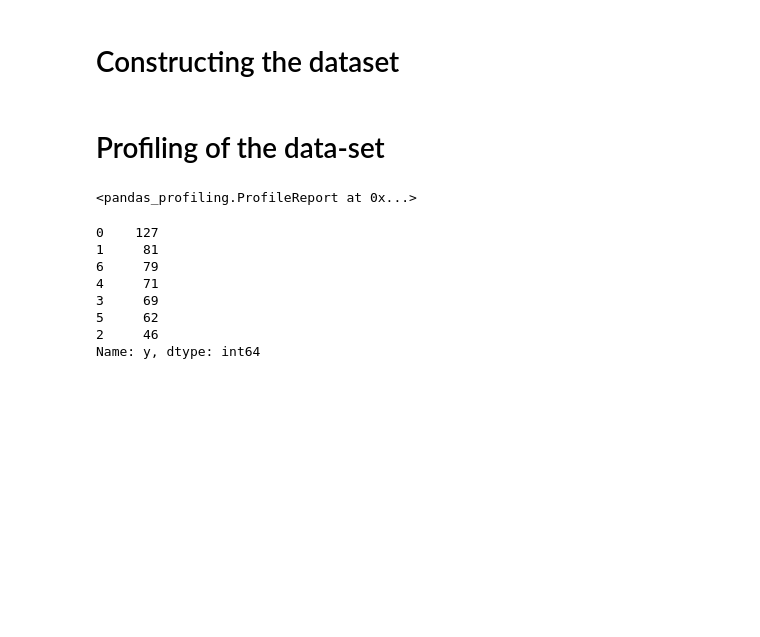
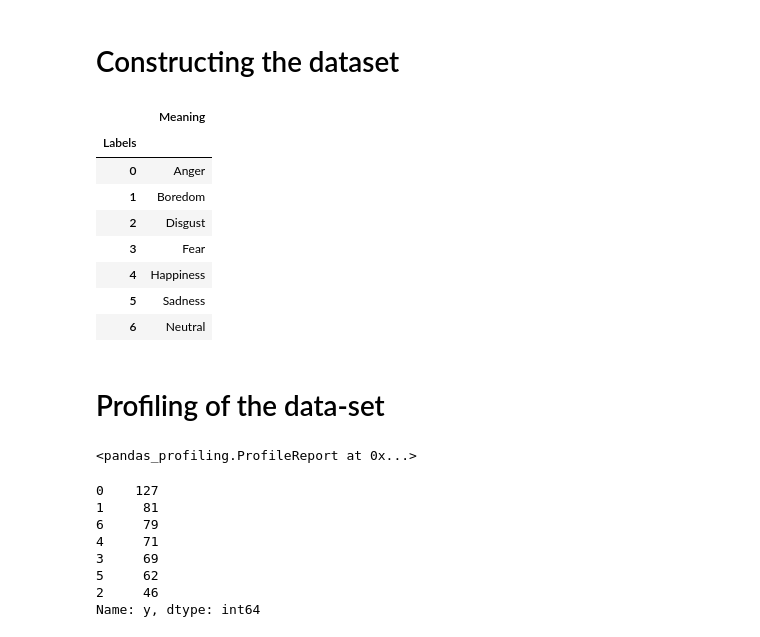
Before and after one commit to sercharpak/Emo-DB, a Jupyter notebook: Report-Freq.ipynb, the cells around one changed output. Saved outputs shown, nothing was run; the diff lists cells and outputs as text; code cells hidden in the pictures; blank space fills up the shorter version.

```diff
--- a/Report-Freq.ipynb
+++ b/Report-Freq.ipynb
@@ -168,6 +150,21 @@ Example: 03a01Fa.wav is the audio file from Speaker 03 speaking text a01 with th
 emotion_german = ['W','L','E','A','F','T','N']
 emotion_english = ['Anger','Boredom','Disgust','Fear','Happiness','Sadness','Neutral']
 emotion_numbers = np.arange(0,7)
+# %%
+df_emotions = pd.DataFrame()
+df_emotions['Labels'] = emotion_numbers
+df_emotions['Meaning'] = emotion_english
+df_emotions.set_index('Labels')
+# %% [output]
+|  | Meaning |
+| Labels |  |
+| 0 | Anger |
+| 1 | Boredom |
+| 2 | Disgust |
+| 3 | Fear |
+| 4 | Happiness |
+| 5 | Sadness |
+| 6 | Neutral |
 # %%
 def loading_wav_file(file_wav, emotion_german,emotion_numbers):
     """Loads a wav file, and returns its respective y (label) and x (sound signal)."""
```
Also changed, not shown: parts of 4 cells of this notebook, 2 other files.
